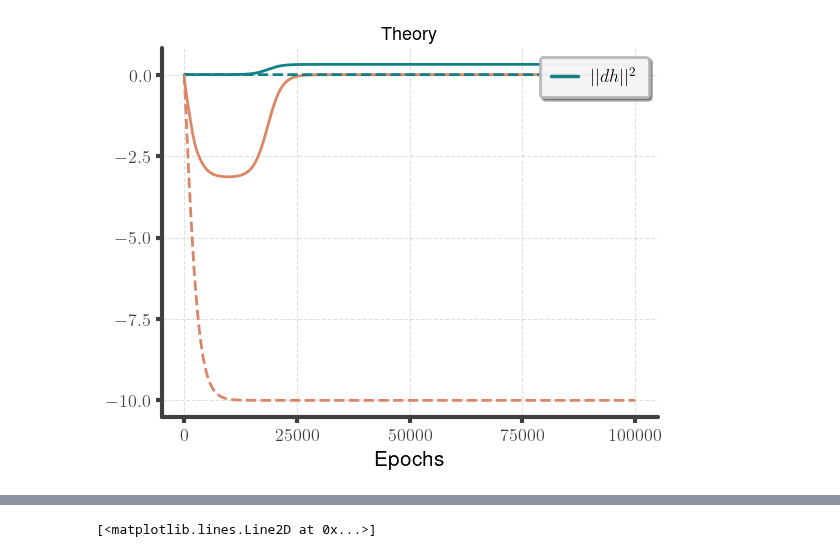
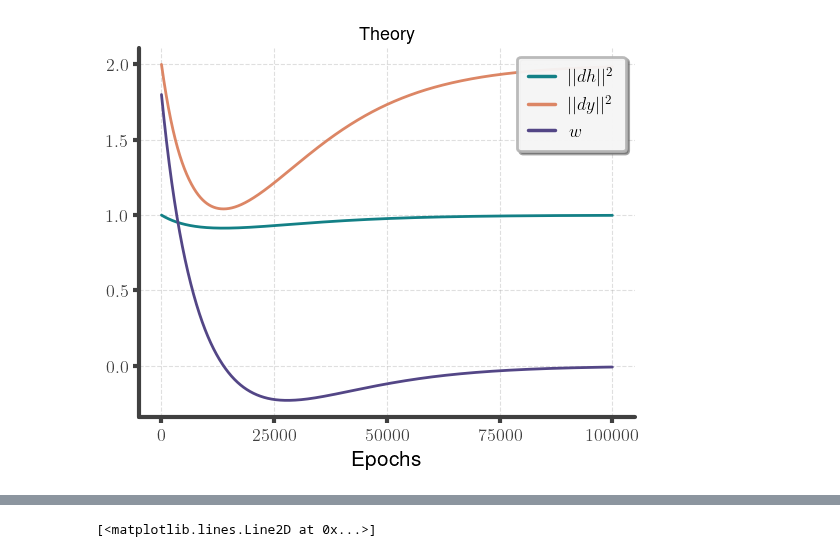
Before and after one commit to loekvanrossem/rnn_structure, a Jupyter notebook: DNN/simulation.ipynb, the cells around one changed output, grey strips where cells are left out. Cells and saved outputs as stored; diff of their text form; code cells hidden in the pictures.

Commit message:
Orthogonal colors

```diff
--- a/DNN/simulation.ipynb
+++ b/DNN/simulation.ipynb
@@ -24,11 +24,11 @@ from numpy import heaviside
 
 
 dx2 = 1
-dy2 = 1
-D0 = 1e-5
+dy2 = 2
+D0 = 1
 theta = 0.1  # between 1 and -1
 
-eta_h = 0.0002
+eta_h = 0.00001
 eta_y = eta_h * 10
 
 h0 = 1 * D0 * dx2
@@ -40,52 +40,36 @@ epochs = np.arange(100000)
 
 t_max = len(epochs)
 
 
 sol = scipy.integrate.solve_ivp(
     der, [0, t_max], [h0, y0, w0], args=[eta_h, eta_y, dx2, dy2], dense_output=True
 )
 
 t = np.linspace(0, t_max, len(epochs))
 z = sol.sol(t)
 
 
 A_low = np.sqrt((eta_h / eta_y) * dy2 * dx2)
 A_high = (h0 / dx2 - (eta_h / eta_y) * y0 / h0) * dx2
 h_inf = 0.5 * (A_high + np.sqrt(A_high**2 + 4 * A_low**2))
 
 T = 1 / (np.sqrt(eta_h * eta_y) * np.sqrt(dx2 * dy2)) * np.log(0.5 * A_low / h0)
 
 fig, ax = plt.subplots()
 plt.plot(t, z[0], label="$||dh||^2$")
-# plt.plot(t, z[1], label="$||dy||^2$")
-# plt.plot(t, z[2], label="$w$")
-plt.plot(t, z[2] / z[0])
+plt.plot(t, z[1], label="$||dy||^2$")
+plt.plot(t, z[2], label="$w$")
+# plt.plot(t, z[2] / z[0])
 ax.set_prop_cycle(None)
-# plt.axhline(h_inf, linestyle="--", label="$||dh(\infty)||^2$")
-# plt.axvline(
-#     1 / (np.sqrt(eta_h * eta_y) * np.sqrt(dx2 * dy2)) * np.log(0.5 * A_low / h0),
-#     linestyle="--",
-#     color="r",
-#     label="T",
-# )
-# plt.plot(t, A_low * np.heaviside(t - T, 0.5), linestyle="--")
-# plt.plot(t, dy2 * np.heaviside(t - T, 0.5), linestyle="--")
+# T = -2 / (eta_y * A_low) * np.arctanh(2 * h0 / A_low - 1)
 # plt.plot(
 #     t,
-#     -(dy2 / (A_low * eta_h)) * scipy.signal.unit_impulse(t.shape, int(T)),
+#     0.5 * A_low * (np.tanh(0.5 * A_low * eta_y * (t - T)) + 1),
 #     linestyle="--",
 # )
-T = 0
-T = -np.arctanh(-w0 / h0 * eta_h / eta_y * dx2 / dy2)
-plt.plot(
-    t,
-    h0 * np.cosh(0.5 * A_low * eta_y * (t - T)) ** (eta_y * dy2 * 2 / A_low),
-    linestyle="--",
-)
-plt.plot(t, -eta_y / eta_h * dy2 / dx2 * np.tanh(0.5 * A_low * eta_y*(t - T)), linestyle="--")
 ax.legend()
 plt.xlabel("Epochs")
 plt.title("Theory")
 pub_show()
 # %% [output]
-[figure, old version]
+[figure, new version]
```
Also changed, not shown: parts of 2 cells of this notebook, 4 other files.
